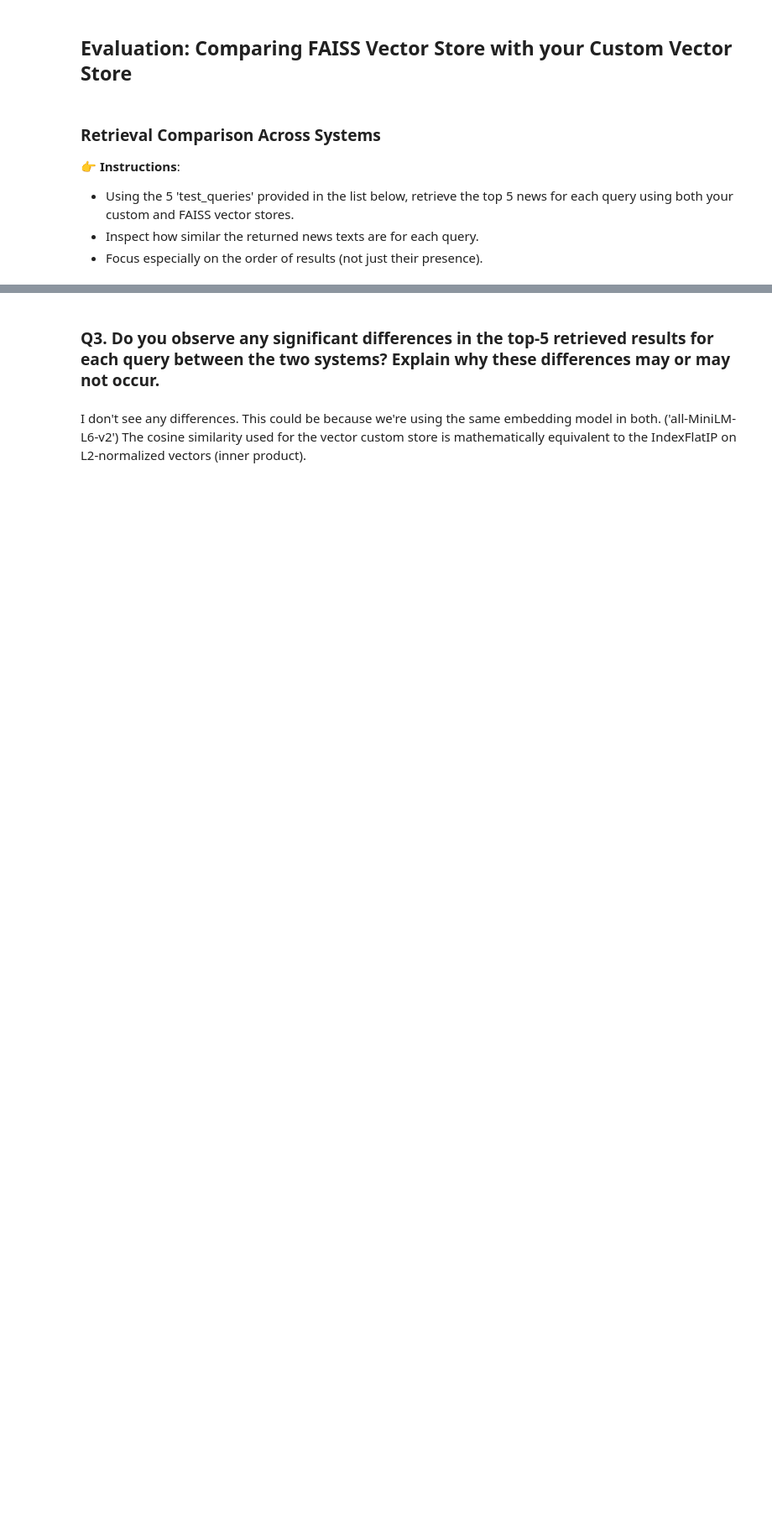
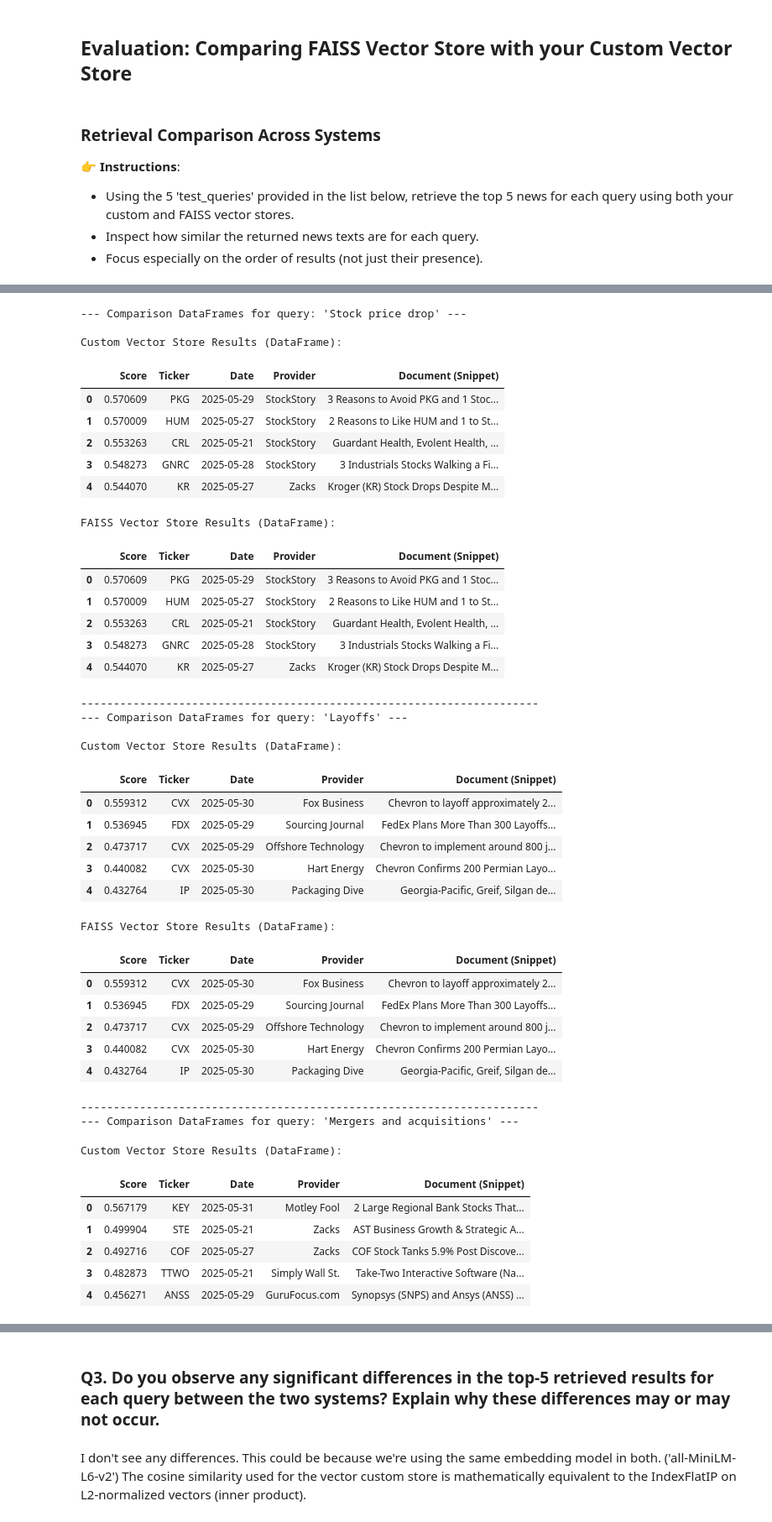
Before and after one commit to capsgithub/MNA, a Jupyter notebook: news_vector_store_sp500_Prieto_A01796382.ipynb, the cells around one changed output, grey strips where cells are left out. Shown at 84% size. Drawn from its saved outputs; the diff is of its cells as text; code cells hidden in the pictures; blank space fills up the shorter version.

```diff
--- a/news_vector_store_sp500_Prieto_A01796382.ipynb
+++ b/news_vector_store_sp500_Prieto_A01796382.ipynb
@@ -639,0 +589,80 @@ FAISS Vector Store Results:
+# %%
+for query in test_queries:
+    print(f"--- Comparison DataFrames for query: '{query}' ---")
+
+    # Get results from Custom Vector Store
+    custom_results = store.search(query, k=5)
+    custom_df_data = []
+    if custom_results:
+        for doc, meta, score in custom_results:
+            custom_df_data.append({
+                'Score': score,
+                'Ticker': meta['TICKER'],
+                'Date': meta['PUBLICATION_DATE'],
+                'Provider': meta['PROVIDER'],
+                'Document (Snippet)': doc[:150] + '...' # Snippet for readability
+            })
+    custom_df = pd.DataFrame(custom_df_data)
+    print("\nCustom Vector Store Results (DataFrame):")
+    display(custom_df)
+
+    # Get results from FAISS Vector Store
+    faiss_results = faiss_store.search(query, k=5)
+    faiss_df_data = []
+    if faiss_results:
+        for doc, meta, score in faiss_results:
+            faiss_df_data.append({
+                'Score': score,
+                'Ticker': meta['TICKER'],
+                'Date': meta['PUBLICATION_DATE'],
+                'Provider': meta['PROVIDER'],
+                'Document (Snippet)': doc[:150] + '...' # Snippet for readability
+            })
+    faiss_df = pd.DataFrame(faiss_df_data)
+    print("\nFAISS Vector Store Results (DataFrame):")
+    display(faiss_df)
+
+    print("-" * 70)
+# %% [output]
+--- Comparison DataFrames for query: 'Stock price drop' ---
+
+Custom Vector Store Results (DataFrame):
+|  | Score | Ticker | Date | Provider | Document (Snippet) |
+| 0 | 0.570609 | PKG | 2025-05-29 | StockStory | 3 Reasons to Avoid PKG and 1 Stoc... |
+| 1 | 0.570009 | HUM | 2025-05-27 | StockStory | 2 Reasons to Like HUM and 1 to St... |
+| 2 | 0.553263 | CRL | 2025-05-21 | StockStory | Guardant Health, Evolent Health, ... |
+| 3 | 0.548273 | GNRC | 2025-05-28 | StockStory | 3 Industrials Stocks Walking a Fi... |
+| 4 | 0.544070 | KR | 2025-05-27 | Zacks | Kroger (KR) Stock Drops Despite M... |
+FAISS Vector Store Results (DataFrame):
+|  | Score | Ticker | Date | Provider | Document (Snippet) |
+| 0 | 0.570609 | PKG | 2025-05-29 | StockStory | 3 Reasons to Avoid PKG and 1 Stoc... |
+| 1 | 0.570009 | HUM | 2025-05-27 | StockStory | 2 Reasons to Like HUM and 1 to St... |
+| 2 | 0.553263 | CRL | 2025-05-21 | StockStory | Guardant Health, Evolent Health, ... |
+| 3 | 0.548273 | GNRC | 2025-05-28 | StockStory | 3 Industrials Stocks Walking a Fi... |
+| 4 | 0.544070 | KR | 2025-05-27 | Zacks | Kroger (KR) Stock Drops Despite M... |
+----------------------------------------------------------------------
+--- Comparison DataFrames for query: 'Layoffs' ---
+
+Custom Vector Store Results (DataFrame):
+|  | Score | Ticker | Date | Provider | Document (Snippet) |
+| 0 | 0.559312 | CVX | 2025-05-30 | Fox Business | Chevron to layoff approximately 2... |
+| 1 | 0.536945 | FDX | 2025-05-29 | Sourcing Journal | FedEx Plans More Than 300 Layoffs... |
+| 2 | 0.473717 | CVX | 2025-05-29 | Offshore Technology | Chevron to implement around 800 j... |
+| 3 | 0.440082 | CVX | 2025-05-30 | Hart Energy | Chevron Confirms 200 Permian Layo... |
+| 4 | 0.432764 | IP | 2025-05-30 | Packaging Dive | Georgia-Pacific, Greif, Silgan de... |
+FAISS Vector Store Results (DataFrame):
+|  | Score | Ticker | Date | Provider | Document (Snippet) |
+| 0 | 0.559312 | CVX | 2025-05-30 | Fox Business | Chevron to layoff approximately 2... |
+| 1 | 0.536945 | FDX | 2025-05-29 | Sourcing Journal | FedEx Plans More Than 300 Layoffs... |
+| 2 | 0.473717 | CVX | 2025-05-29 | Offshore Technology | Chevron to implement around 800 j... |
+| 3 | 0.440082 | CVX | 2025-05-30 | Hart Energy | Chevron Confirms 200 Permian Layo... |
+| 4 | 0.432764 | IP | 2025-05-30 | Packaging Dive | Georgia-Pacific, Greif, Silgan de... |
+----------------------------------------------------------------------
+--- Comparison DataFrames for query: 'Mergers and acquisitions' ---
+Custom Vector Store Results (DataFrame):
+|  | Score | Ticker | Date | Provider | Document (Snippet) |
+| 0 | 0.567179 | KEY | 2025-05-31 | Motley Fool | 2 Large Regional Bank Stocks That... |
+| 1 | 0.499904 | STE | 2025-05-21 | Zacks | AST Business Growth & Strategic A... |
+| 2 | 0.492716 | COF | 2025-05-27 | Zacks | COF Stock Tanks 5.9% Post Discove... |
+| 3 | 0.482873 | TTWO | 2025-05-21 | Simply Wall St. | Take-Two Interactive Software (Na... |
+| 4 | 0.456271 | ANSS | 2025-05-29 | GuruFocus.com | Synopsys (SNPS) and Ansys (ANSS) ... |
```
Also changed, not shown: parts of 3 cells of this notebook.
